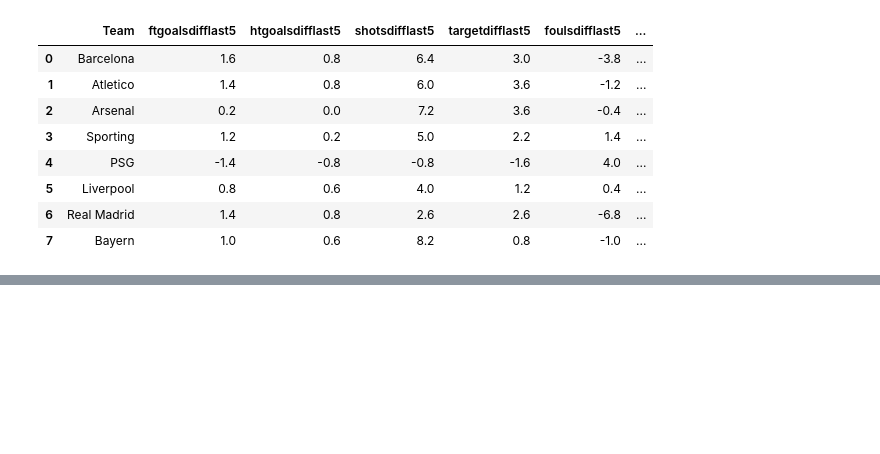
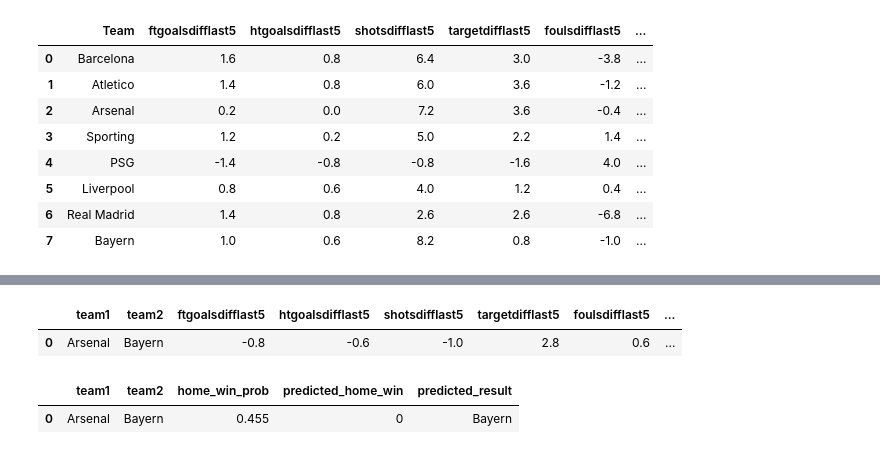
Before and after one commit to iAboud98/champions-league-winner-prediction-2025-2026, a Jupyter notebook: main.ipynb, the cells around one changed output, grey strips where cells are left out. Drawn from its saved outputs; the diff is of its cells as text; code cells hidden in the pictures; blank space fills up the shorter version.

```diff
--- a/main.ipynb
+++ b/main.ipynb
@@ -970,0 +1091,37 @@ ucl_df
+# %%
+team1, team2 = "Arsenal", "Bayern"
+
+team_features_one = ucl_df.set_index("Team").copy()
+numeric_cols_one = team_features_one.select_dtypes(include=[np.number]).columns.tolist()
+
+diff_row_one = team_features_one.loc[team1, numeric_cols_one] - team_features_one.loc[team2, numeric_cols_one]
+if "elo" in diff_row_one.index:
+    diff_row_one = diff_row_one.rename(index={"elo": "elodiff"})
+
+h2h_one_row_df = pd.DataFrame([
+    {"team1": team1, "team2": team2, **diff_row_one.to_dict()}
+])
+
+h2h_one_row_df
+# %% [output]
+|  | team1 | team2 | ftgoalsdifflast5 | htgoalsdifflast5 | shotsdifflast5 | targetdifflast5 | foulsdifflast5 | ... |
+| 0 | Arsenal | Bayern | -0.8 | -0.6 | -1.0 | 2.8 | 0.6 | ... |
+# %%
+X_one_row = h2h_one_row_df.reindex(columns=predictors, fill_value=0)
+
+pred_label_one = rf_model.predict(X_one_row)
+pred_proba_one = rf_model.predict_proba(X_one_row)[:, 1]
+
+prediction_one_row_df = h2h_one_row_df[["team1", "team2"]].copy()
+prediction_one_row_df["home_win_prob"] = pred_proba_one
+prediction_one_row_df["predicted_home_win"] = pred_label_one
+prediction_one_row_df["predicted_result"] = np.where(
+    prediction_one_row_df["predicted_home_win"] == 1,
+    prediction_one_row_df["team1"],
+    prediction_one_row_df["team2"],
+)
+
+prediction_one_row_df
+# %% [output]
+|  | team1 | team2 | home_win_prob | predicted_home_win | predicted_result |
+| 0 | Arsenal | Bayern | 0.455 | 0 | Bayern |
```
Also changed, not shown: parts of 5 cells of this notebook.
